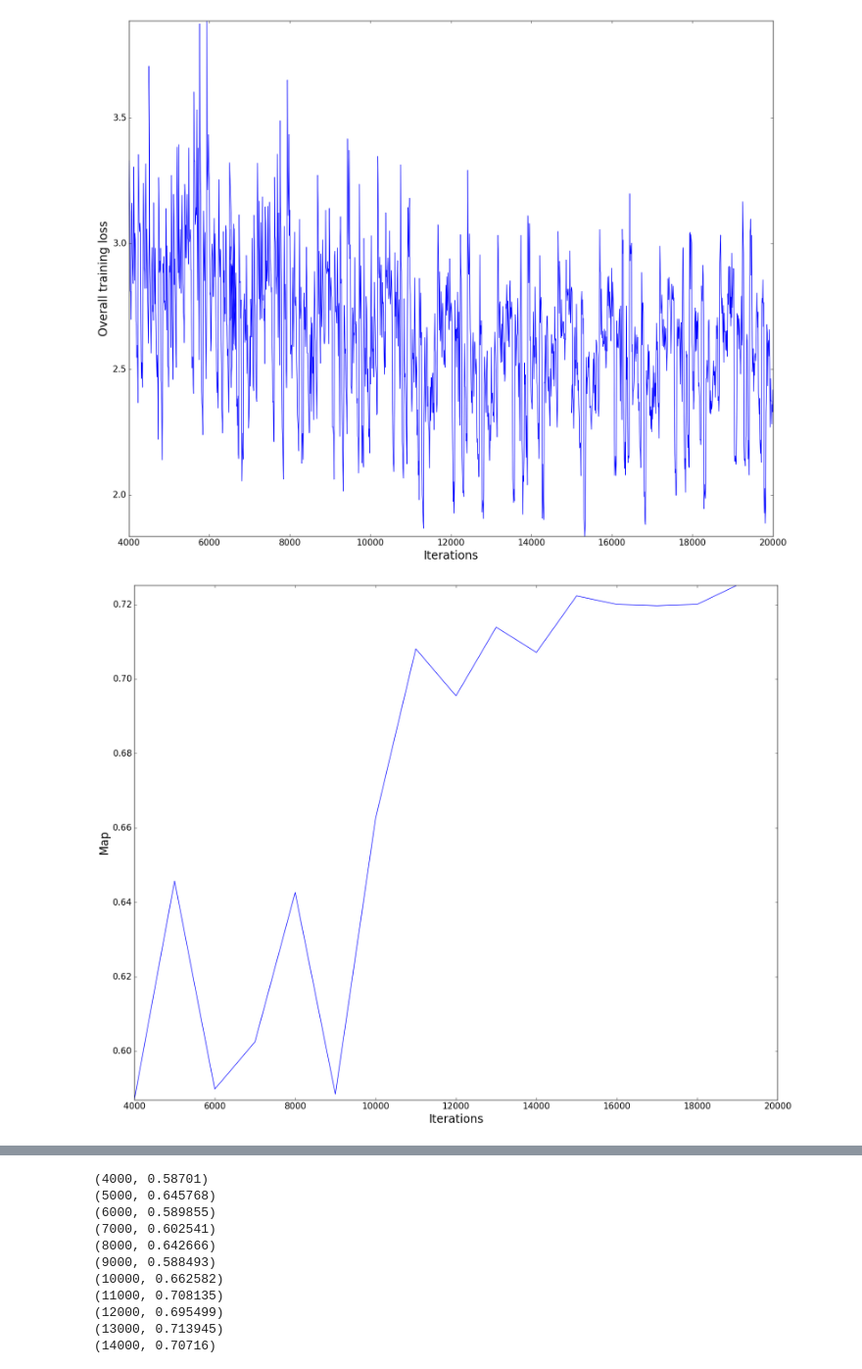
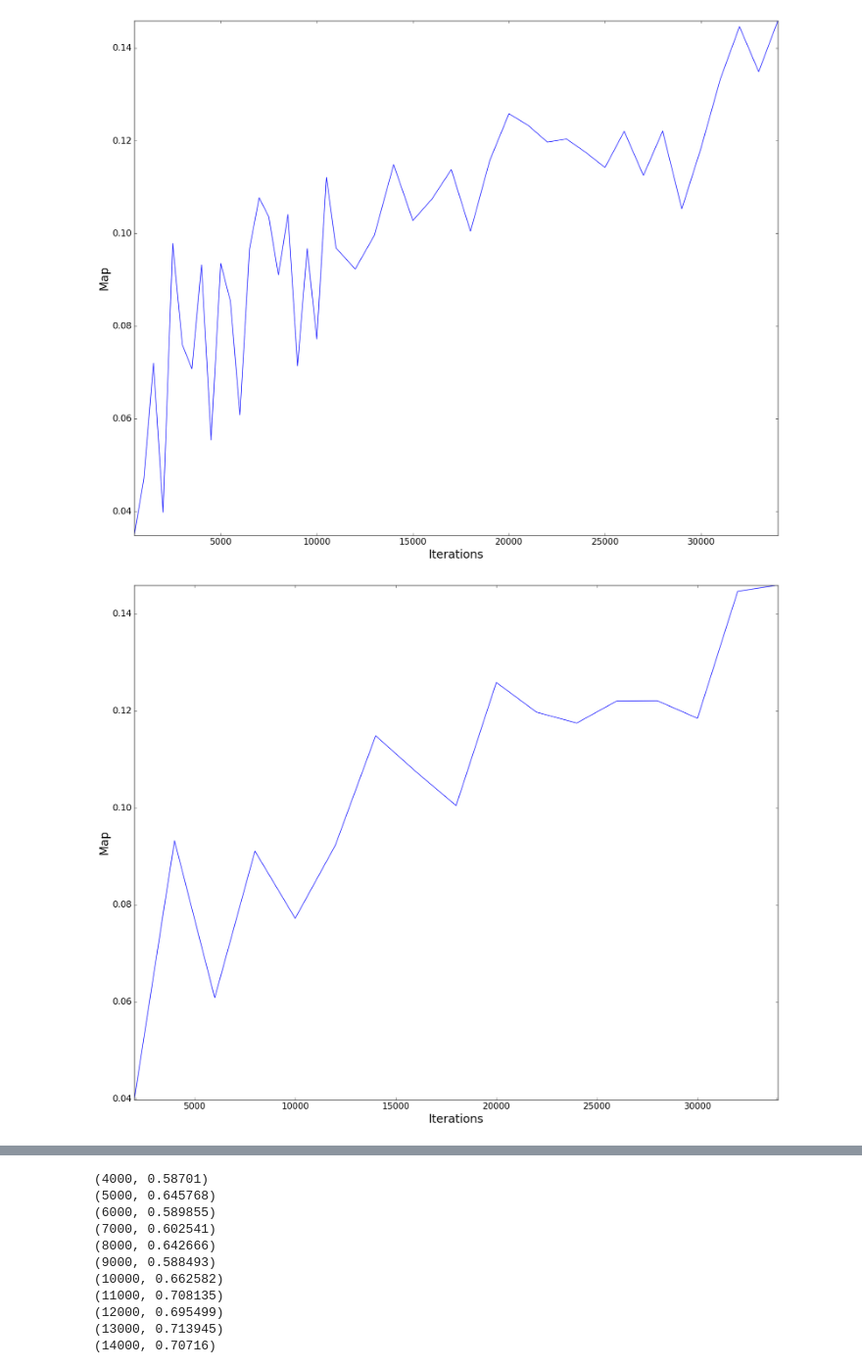
Before and after one commit to Mohammadamin-Barekatain/caffe, a Jupyter notebook: examples/visualization.ipynb, the cells around one changed output, grey strips where cells are left out. Shown at 98% size. Drawn from its saved outputs; the diff is of its cells as text; code cells hidden in the pictures.

```diff
--- a/examples/visualization.ipynb
+++ b/examples/visualization.ipynb
@@ -36,8 +36,8 @@ def draw(x, y, xlabel='Iterations', ylabel='', moving_average_window = 1, ylim=[
         plt.savefig("plot/"+model+"-"+ylabel+".pdf")
     plt.show()
 # %%
-#Log = '../jobs/VGGNet/okutama/flow/SSD_512x512/VGG_okutama_flow_SSD_512x512.log' # set log path
-Log = '../jobs/VGGNet/okutama/SSD_512x512/log-final.log' # set log path
+#Log = '../../2-caffe/jobs/VGGNet/okutama/flow/SSD_512x512/VGG_okutama_flow_SSD_512x512.log' # set log path
+Log = '../../2-caffe/jobs/VGGNet/okutama/action/SSD_512x512/final.log' # set log path
 def find_loss(splt):
     splt = line.split(' ')
     ind = splt.index("=") + 1
@@ -77,8 +77,10 @@ with open(Log,"r") as infile:
             itr = int(itr_string[:-1])
             loss.append( (itr, find_loss(line) ) )
 # %%
-draw(*zip(*loss), ylabel="Overall training loss", save=False,  model="VGG_512x512")
+#draw(*zip(*loss), ylabel="Overall training loss", save=False,  model="VGG_512x512")
 draw(*zip(*error), ylabel="Map", save=False,  model="VGG_512x512")
+draw(*zip(*[e for e in error if e[0] % 2000 ==0]), ylabel="Map", save=False,  model="VGG_512x512")
+draw(*zip(*[e for e in error if e[0] % 3000 ==0]), ylabel="Map", save=False,  model="VGG_512x512")
 # %% [output]
-[figure, old version]
+[figure, new version]
-[figure, old version]
+[figure, new version]
```
Also changed, not shown: parts of 1 cell of this notebook, 11 other files.
